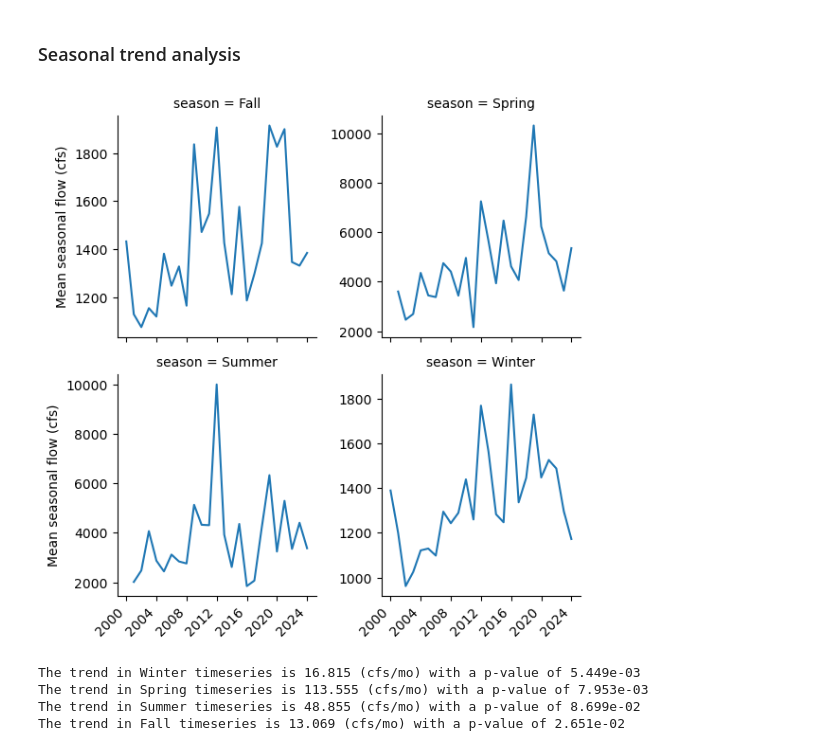
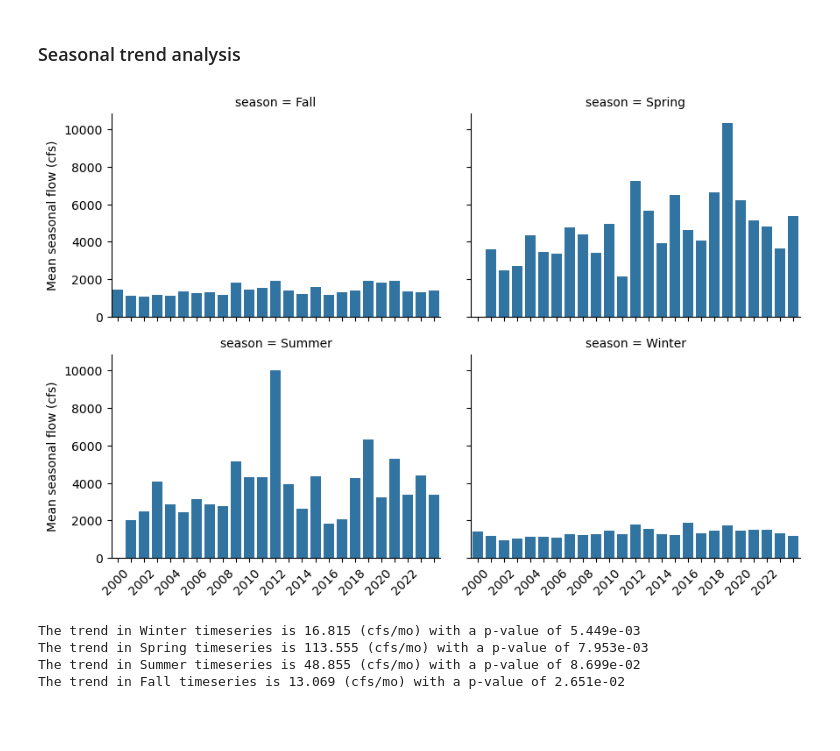
Before and after one commit to nicksilver/zoo-aquifer, a Jupyter notebook: cfr_data_explorer.ipynb, the cells around one changed output. Drawn from its saved outputs; the diff is of its cells as text; code cells hidden in the pictures; blank space fills up the shorter version.

Commit message:
updated with barplots

```diff
--- a/cfr_data_explorer.ipynb
+++ b/cfr_data_explorer.ipynb
@@ -73,22 +73,25 @@ q = q.assign(season = q.index.month.map({
 }))
 
 q_seas = q.groupby('season').resample('Y')['Q'].mean().reset_index(['season'])
+q_seas.index = q_seas.index.strftime('%Y')
 # %%
 # Create the FacetGrid plot
-g = sns.FacetGrid(q_seas.reset_index(), col='season', col_wrap=2, sharey=False, sharex=True)
-g.map(sns.lineplot, 'time','Q')
+g = sns.FacetGrid(q_seas.reset_index(), col='season', col_wrap=2, sharey=True, sharex=True, height=3, aspect=1.5)
+g.map(sns.barplot, 'time','Q', order=q_seas.index.unique())
 g.set_ylabels('Mean seasonal flow (cfs)')
 
 # Rotate the x-tick labels on all subplots
 for ax in g.axes.flat:
     ax.set_xlabel('')
     for label in ax.get_xticklabels():
         label.set_rotation(45)
         label.set_horizontalalignment('right')
+    for label in ax.get_xticklabels()[::2]:
+        label.set_visible(False)
 
 plt.show()
 # %% [output]
-[figure, old version]
+[figure, new version]
 # %%
 # Look for trends in seasons
 mk_seas_w = mk.original_test(q_seas['Q'].where(q_seas['season'] == 'Winter').dropna())
```
